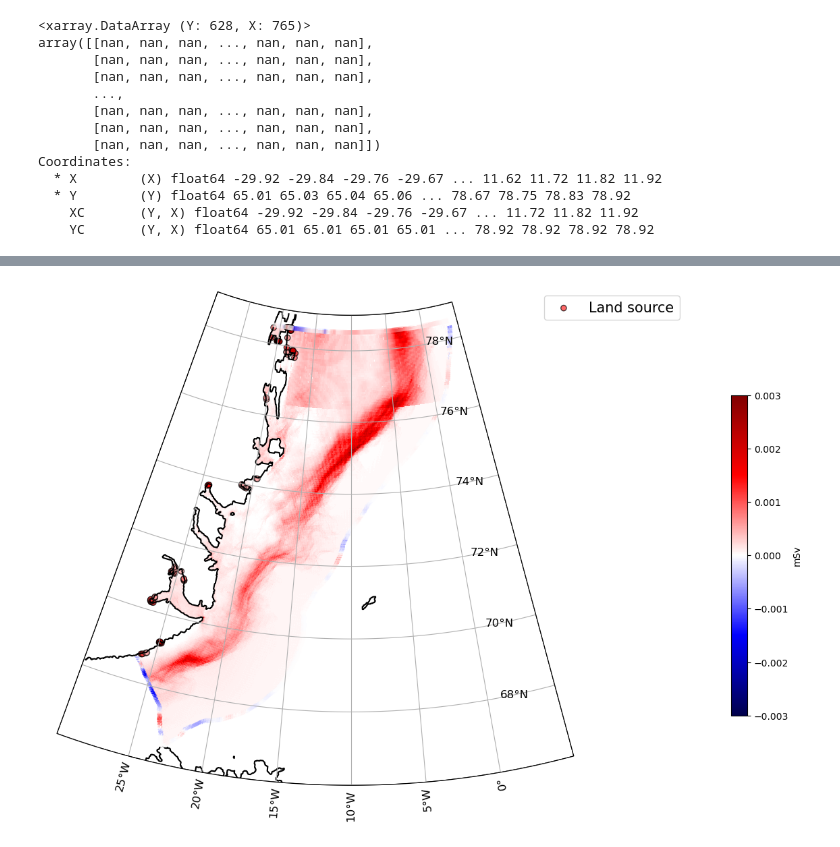
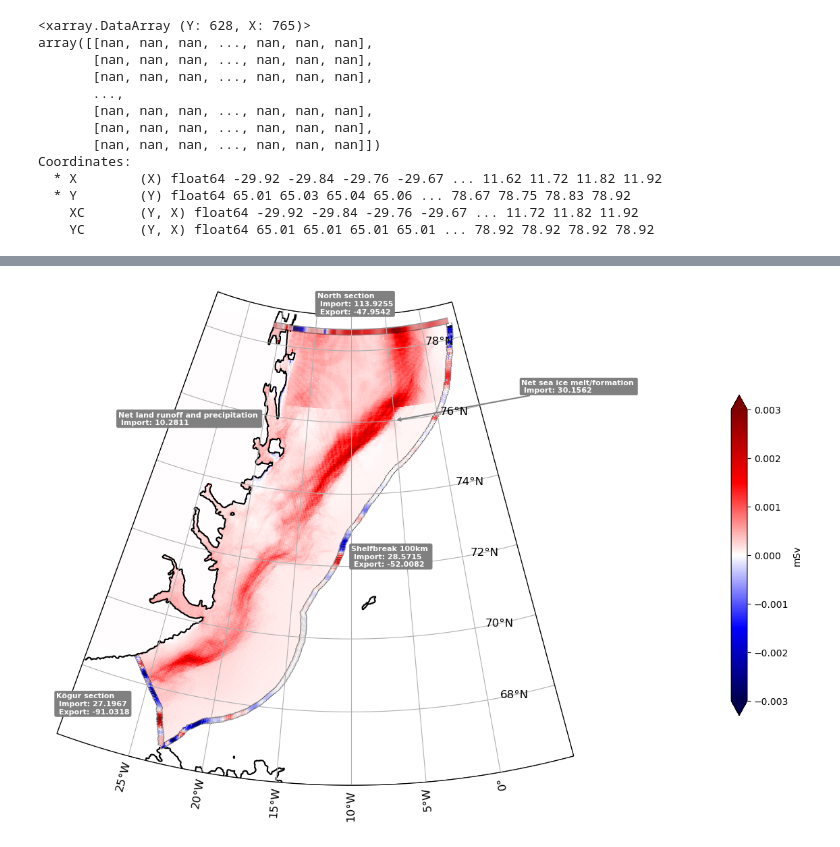
Before and after one commit to EirikKvamme/MScEirik, a Jupyter notebook: FreshWater/FW_budget_full.ipynb, the cells around one changed output, grey strips where cells are left out. Saved outputs shown, nothing was run; the diff lists cells and outputs as text; code cells hidden in the pictures.

```diff
--- a/FreshWater/FW_budget_full.ipynb
+++ b/FreshWater/FW_budget_full.ipynb
@@ -167,8 +167,8 @@ FW_input2 = FW_input2.mean(dim='time')*area/1000 * 1/1000
 FW_input = FW_input.where(~mask)
 FW_input2 = FW_input2.where(~mask)
 
-FW_input = FW_input.where(FW_input>0,other=np.nan)
-FW_input2 = FW_input2.where(FW_input2>0,other=np.nan)
+# FW_input = FW_input.where(FW_input>0,other=np.nan)
+# FW_input2 = FW_input2.where(FW_input2>0,other=np.nan)
 # %% [output]
 <xarray.DataArray 'oceFWflx' (time: 1460, Y: 628, X: 765)>
 [701413200 values with dtype=float64]
@@ -718,15 +708,20 @@ plt.savefig(r'C:\Users\eirik\Master\Figures\ModelFWTMap')
 # %%
 # Function to create a LineCollection
-def create_line_collection(XC, YC, FWT_N, cmap, norm):
+def create_line_collection_with_edgecolor(XC, YC, FWT_N, cmap, linewidth=5, edgecolor='black', edgewidth=7, edge_alpha=0.5):
     # Create line segments
     points = np.array([XC, YC]).T.reshape(-1, 1, 2)
     segments = np.concatenate([points[:-1], points[1:]], axis=1)
 
-    # Create a LineCollection
-    lc = LineCollection(segments, cmap=cmap, norm=norm, transform=ccrs.PlateCarree())
-    lc.set_array(np.array(FWT_N))
-    lc.set_linewidth(5)
-    return lc
+    # Create the edge line collection
+    edge_lc = LineCollection(segments, colors=[edgecolor], linewidths=edgewidth, alpha=edge_alpha, transform=ccrs.PlateCarree())
+
+    # Create the main line collection
+    main_lc = LineCollection(segments, cmap=cmap, transform=ccrs.PlateCarree())
+    main_lc.set_array(np.array(FWT_N))
+    main_lc.set_linewidth(linewidth)
+
+    return edge_lc, main_lc
+
 
 vmin = -0.003
 vmax = 0.003
@@ -742,8 +737,8 @@ extent = [-30+10, 5+10, 66, 79]
 lon = depth['XC']
 lat = depth['YC']
 cmap = plt.get_cmap('seismic')
-mesh = ax.pcolormesh(FW_input.X, FW_input.Y, FW_input, cmap=cmap, vmin=vmin, vmax=vmax, transform=ccrs.PlateCarree())
-cbar = fig.colorbar(mesh, shrink=0.6)
+mesh = ax.pcolormesh(FW_input.X, FW_input.Y, FW_input + FW_input2, cmap=cmap, vmin=vmin, vmax=vmax, transform=ccrs.PlateCarree())
+cbar = fig.colorbar(mesh, shrink=0.6, extend='both')
 cbar.set_label('mSv')
 
 # Add land contour
@@ -753,34 +748,66 @@ ax.contour(lon, lat, depth_no_nan, [0], colors='black', transform=ccrs.PlateCarr
 XC = [shelfExtendedKogur["XC"][x].values for x in shelfExtendedKogur['mooring']]
 YC = [shelfExtendedKogur["YC"][x].values for x in shelfExtendedKogur['mooring']]
 FWT_SEK = [-shelfExtendedKogur.sum(dim='Z')[x].values for x in shelfExtendedKogur['mooring']]
-lc = create_line_collection(XC, YC, FWT_SEK, cmap=cmap, norm=norm)
-ax.add_collection(lc)
+edge_lc, main_lc = create_line_collection_with_edgecolor(XC, YC, FWT_SEK, cmap=cmap)
+ax.add_collection(edge_lc)
+ax.add_collection(main_lc)
 
 # Add the second FWT array
 XC = [shelfExtended["XC"][x].values for x in shelfExtended['mooring']]
 YC = [shelfExtended["YC"][x].values for x in shelfExtended['mooring']]
 FWT_SE = [-shelfExtended.sum(dim='Z')[x].values for x in shelfExtended['mooring']]
-lc = create_line_collection(XC, YC, FWT_SE, cmap=cmap, norm=norm)
-ax.add_collection(lc)
+edge_lc, main_lc = create_line_collection_with_edgecolor(XC, YC, FWT_SE, cmap=cmap)
+ax.add_collection(edge_lc)
+ax.add_collection(main_lc)
 
 # Add the third FWT array as scatter plot
 XC = [kogur["XC"][x].values for x in kogur['mooring']]
 YC = [kogur["YC"][x].values for x in kogur['mooring']]
 FWT_K = [kogur.sum(dim='Z')[x].values for x in kogur['mooring']]
 # ax.scatter(XC, YC, c=FWT_K, cmap=cmap,norm=norm, alpha=0.7, transform=ccrs.PlateCarree())
-lc = create_line_collection(XC, YC, FWT_K, cmap=cmap, norm=norm)
-ax.add_collection(lc)
+edge_lc, main_lc = create_line_collection_with_edgecolor(XC, YC, FWT_K, cmap=cmap)
+ax.add_collection(edge_lc)
+ax.add_collection(main_lc)
 
 # Add the fourth FWT array as scatter plot
 XC = [north["XC"][x].values for x in north['mooring']]
 YC = [north["YC"][x].values for x in north['mooring']]
 FWT_N = [-north.sum(dim='Z')[x].values for x in north['mooring']]
 # ax.scatter(XC, YC, c=FWT_N, cmap=cmap,norm=norm, alpha=0.7, transform=ccrs.PlateCarree())
-lc = create_line_collection(XC, YC, FWT_N, cmap=cmap, norm=norm)
-ax.add_collection(lc)
+edge_lc, main_lc = create_line_collection_with_edgecolor(XC, YC, FWT_N, cmap=cmap)
+ax.add_collection(edge_lc)
+ax.add_collection(main_lc)
 
 # Add land source points
-ax.scatter(FW_input2_plot_X, FW_input2_plot_Y, c=FW_input2_plot,cmap=cmap,norm=norm,alpha=0.7,transform=ccrs.PlateCarree(), edgecolor='black', label='Land source')
+# ax.scatter(FW_input2_plot_X, FW_input2_plot_Y, c=FW_input2_plot, cmap=cmap, vmin=vmin, vmax=vmax, alpha=0.7,transform=ccrs.PlateCarree(), edgecolor='black', label='Land source')
+
+# Text
+
+texts = [
+    (f'North section \n Import: {np.round(-north_h_n.sum().values,4)}\n Export: {np.round(-north_h_p.sum().values,4)}', -15, 79),
+    (f'Shelfbreak 100km \n Import: {np.round(-shelfExtended_h_n.sum().values + -shelfExtendedKogur_h_n.sum().values,4)}\n Export: {np.round(-shelfExtended_h_p.sum().values + -shelfExtendedKogur_h_p.sum().values,4)}', -10, 72),
+    (f'Kögur section \n Import: {np.round(kogur_h_p.sum().values,4)}\n Export: {np.round(kogur_h_n.sum().values,4)}', -30.5, 66.5),
+    (f'Net land runoff and precipitation \n Import: {np.round(FW_input2.sum().values,4)}',-35,74.5)
+]
+
+for text, x, y in texts:
+    ax.text(x, y, text, transform=ccrs.PlateCarree(),
+            fontsize=8, weight='bold', color='white',
+            bbox=dict(facecolor='grey', alpha=1, edgecolor='none', boxstyle='round,pad=0.25'))
+
+text_location = (10, 76)
+arrow_location = (-5, 76)
+
+# Add the annotation with an arrow
+ax.annotate(f'Net sea ice melt/formation \n Import: {np.round(FW_input.sum().values,4)}',
+            xy=arrow_location,
+            xytext=text_location,
+            fontsize=8,
+            weight='bold',
+            color='white',
+            bbox=dict(facecolor='grey', alpha=1, edgecolor='none', boxstyle='round,pad=0.2'),
+            arrowprops=dict(facecolor='grey', edgecolor='grey', arrowstyle='->', lw=1.5),
+            transform=ccrs.PlateCarree())
 
 # Create a custom path for the extent in PlateCarree projection
 num_points = 100
@@ -795,34 +822,34 @@ verts = np.vstack([
     np.column_stack([top_lons, top_lats])
 ])
 
 # Transform the vertices to the NorthPolarStereo projection
 proj = ccrs.NorthPolarStereo()
 verts_proj = proj.transform_points(ccrs.PlateCarree(), verts[:, 0], verts[:, 1])
 verts_proj = verts_proj[:, :2]  # Only keep x and y coordinates
 
 # Create the path
 codes = [Path.MOVETO] + [Path.LINETO] * (len(verts_proj) - 1) + [Path.CLOSEPOLY]
 path = Path(np.vstack([verts_proj, verts_proj[0]]), codes)
 patch = PathPatch(path, transform=ax.transData, edgecolor='black', facecolor='none')
 ax.add_patch(patch)
 
 # Set the boundary using the transformed path
 ax.set_boundary(patch.get_path(), transform=ax.transData)
 
 # Add gridlines
 gl = ax.gridlines(draw_labels=True)
 gl.top_labels = False
 gl.right_labels = False
 gl.xlabel_style = {'size': 12}
 gl.ylabel_style = {'size': 12}
 
 # Add the combined legend
-ax.legend(loc='upper right', prop={"size": 15})
+# ax.legend(loc='upper right', prop={"size": 15})
 
 # Show the plot
-plt.show()
+plt.draw()
 
 # Save the figure
-plt.savefig(r'C:\Users\eirik\Master\Figures\ModelFWTMap')
+plt.savefig(r'C:\Users\eirik\Master\Figures\ModelFWTMap',dpi=300, bbox_inches='tight', pad_inches=0.1)
 # %% [output]
-[figure, old version]
+[figure, new version]
```
Also changed, not shown: parts of 10 cells of this notebook.
